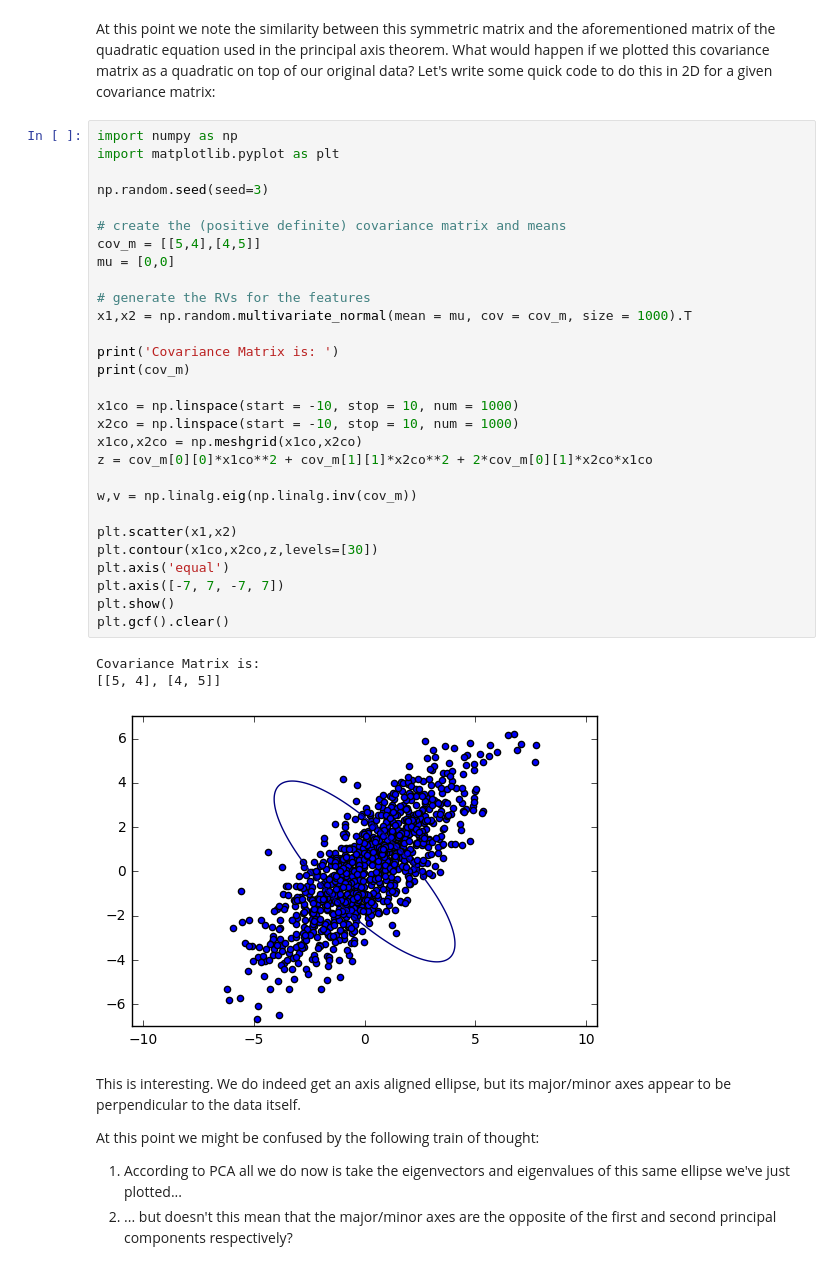
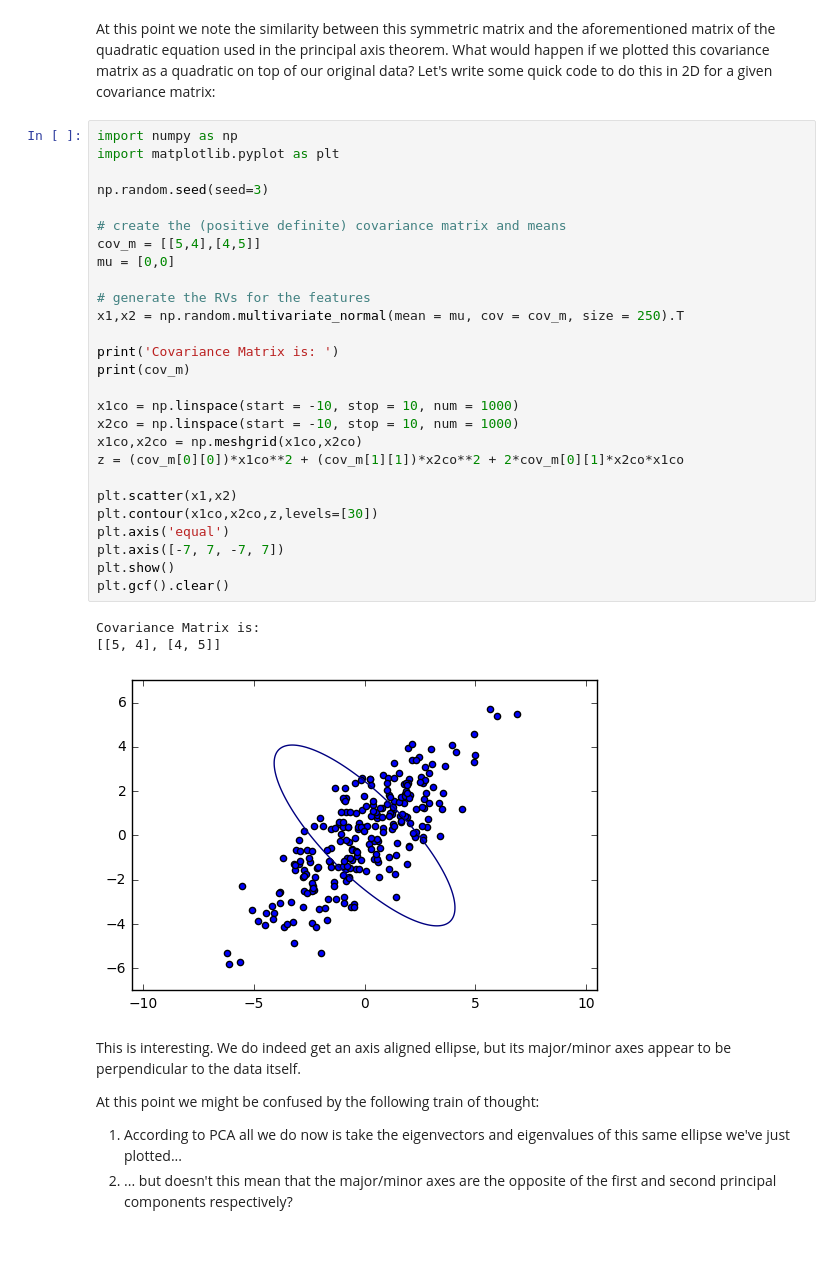
Before and after one commit to fiorenza2/Comparing-PCA-to-PAT, a Jupyter notebook: Comparing the principal axis theorem to principal component analysis.ipynb, the cells around one changed output. Cells and saved outputs as stored; diff of their text form.

```diff
--- a/Comparing the principal axis theorem to principal component analysis.ipynb
+++ b/Comparing the principal axis theorem to principal component analysis.ipynb
@@ -200,36 +200,34 @@ At this point we note the similarity between this symmetric matrix and the afore
 # %%
 import numpy as np
 import matplotlib.pyplot as plt
 
 np.random.seed(seed=3)
 
 # create the (positive definite) covariance matrix and means
 cov_m = [[5,4],[4,5]]
 mu = [0,0]
 
 # generate the RVs for the features
-x1,x2 = np.random.multivariate_normal(mean = mu, cov = cov_m, size = 1000).T
+x1,x2 = np.random.multivariate_normal(mean = mu, cov = cov_m, size = 250).T
 
 print('Covariance Matrix is: ')
 print(cov_m)
 
 x1co = np.linspace(start = -10, stop = 10, num = 1000)
 x2co = np.linspace(start = -10, stop = 10, num = 1000)
 x1co,x2co = np.meshgrid(x1co,x2co)
-z = cov_m[0][0]*x1co**2 + cov_m[1][1]*x2co**2 + 2*cov_m[0][1]*x2co*x1co
-
-w,v = np.linalg.eig(np.linalg.inv(cov_m))
+z = (cov_m[0][0])*x1co**2 + (cov_m[1][1])*x2co**2 + 2*cov_m[0][1]*x2co*x1co
 
 plt.scatter(x1,x2)
 plt.contour(x1co,x2co,z,levels=[30])
 plt.axis('equal')
 plt.axis([-7, 7, -7, 7])
 plt.show()
 plt.gcf().clear()
 # %% [output]
 Covariance Matrix is:
 [[5, 4], [4, 5]]
-[figure, old version]
+[figure, new version]
 # %% [markdown]
 This is interesting. We do indeed get an axis aligned ellipse, but its major/minor axes appear to be perpendicular to the data itself.
 
```
Also changed, not shown: parts of 15 cells of this notebook, 1 other file.
